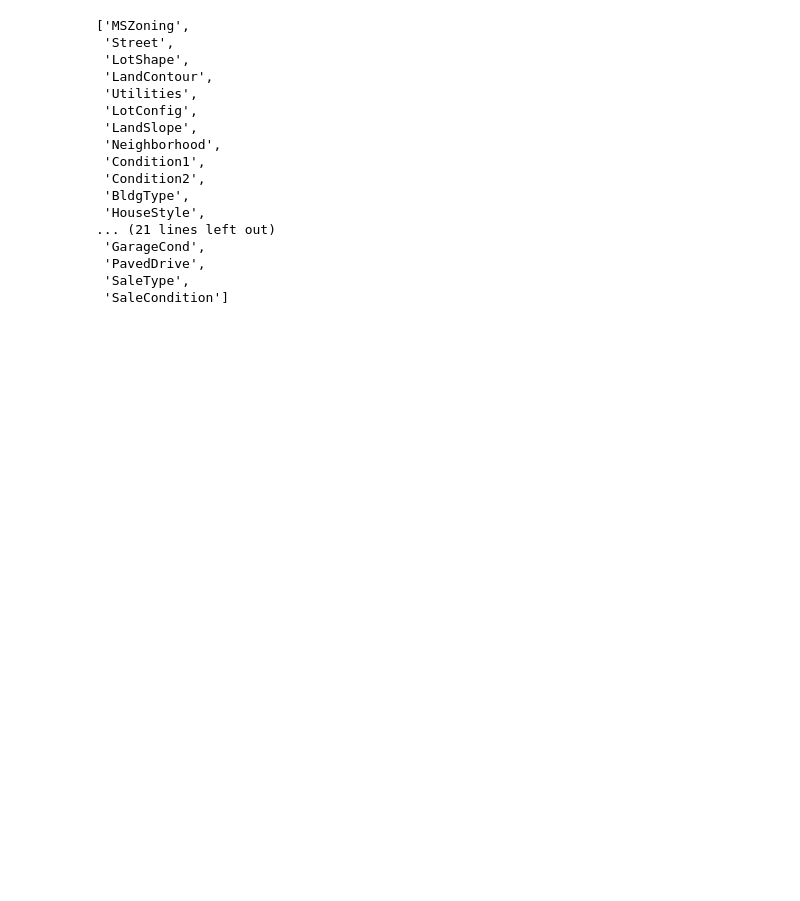
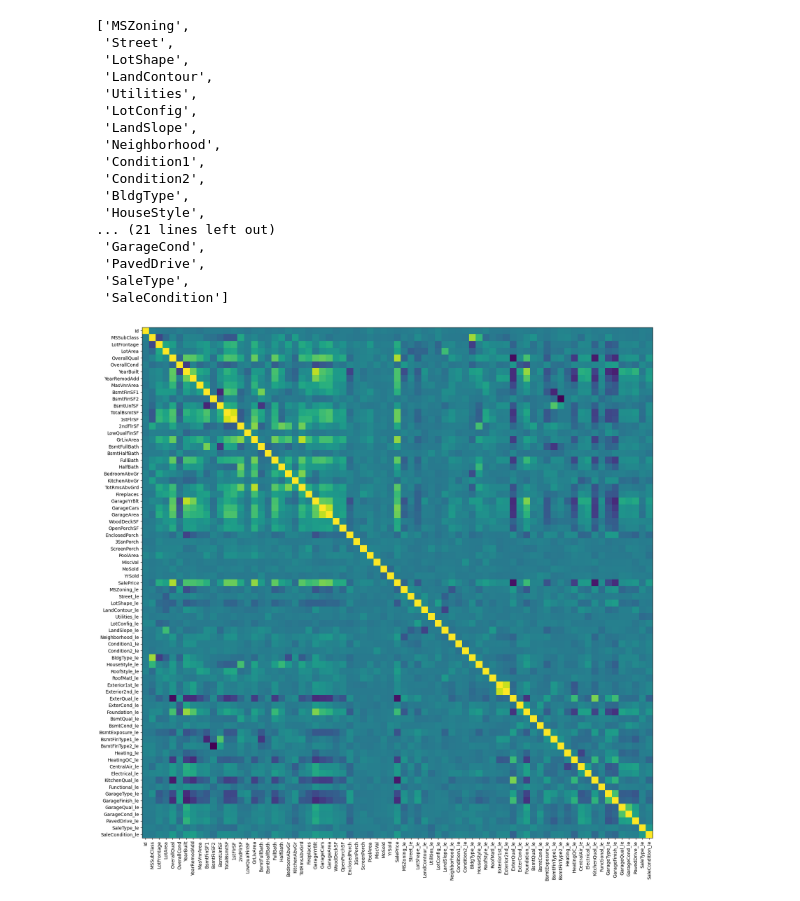
Before and after one commit to NithuSiva/M2_courses, a Jupyter notebook: ATC/house.ipynb, the cells around one changed output. Cells and saved outputs as stored; diff of their text form; code cells hidden in the pictures; blank space fills up the shorter version.

Commit message:
maj sans fichier train.csv

```diff
--- a/ATC/house.ipynb
+++ b/ATC/house.ipynb
@@ -301,3 +301,21 @@ cat_columns
  'PavedDrive',
  'SaleType',
  'SaleCondition']
+# %%
+from sklearn.preprocessing import LabelEncoder
+
+
+for col in cat_columns:
+    le = LabelEncoder()
+    train[col+'_le'] = le.fit_transform(train[col])
+# %%
+corr_mat = train.corr(numeric_only=True)
+numeric_cols = [col for col in train.columns if train[col].dtype != 'object']
+
+plt.figure(figsize=(20,20))
+plt.imshow(corr_mat)
+plt.xticks(ticks=range(len(numeric_cols)), labels=numeric_cols, rotation=90)
+plt.yticks(ticks=range(len(numeric_cols)), labels=numeric_cols)
+plt.show()
+# %% [output]
+[figure, added]
```
Also changed, not shown: parts of 8 cells of this notebook, 34 other files.
